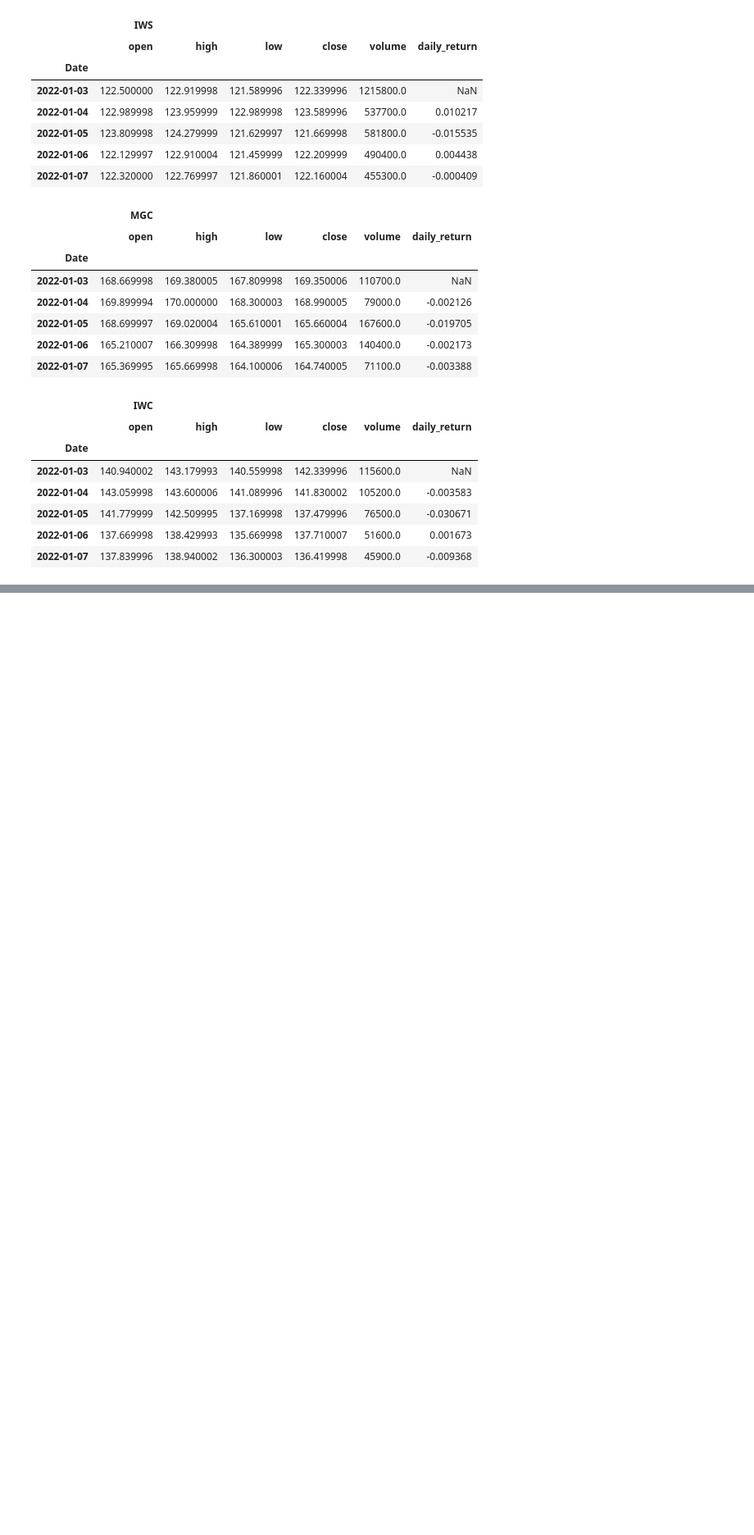
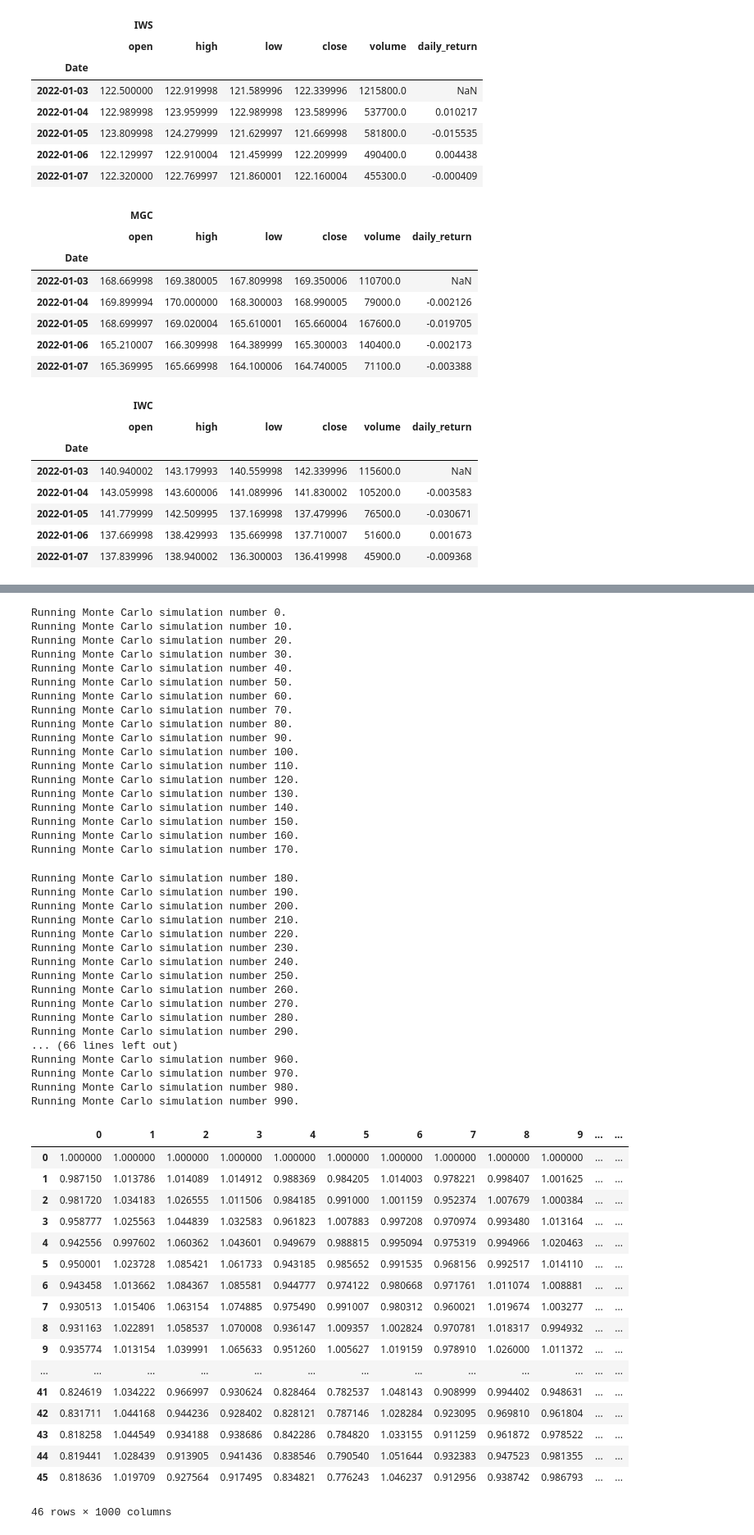
Before and after one commit to ellenicoleroberts/Crypto_SP500_Analysis, a Jupyter notebook: MonteCarlos22.ipynb, the cells around one changed output, grey strips where cells are left out. Shown at 82% size. Drawn from its saved outputs; the diff is of its cells as text; code cells hidden in the pictures; blank space fills up the shorter version.

```diff
--- a/MonteCarlos22.ipynb
+++ b/MonteCarlos22.ipynb
@@ -505,0 +590,9 @@ MC_btc_iwc.portfolio_data.head()
+# %%
+MC_btc_spy = MCSimulation(
+    portfolio_data = prices_btc_spy,
+    weights = [.1, .9],
+    num_simulation = 1000,
+    num_trading_days = 45)
+
+# Review the simulation input data
+MC_btc_spy.portfolio_data.head()
@@ -957,4 +1115,60 @@ Running Monte Carlo simulation number 990.
 46 rows × 1000 columns
+# %%
+MC_btc_spy.calc_cumulative_return()
+# %% [output]
+Running Monte Carlo simulation number 0.
+Running Monte Carlo simulation number 10.
+Running Monte Carlo simulation number 20.
+Running Monte Carlo simulation number 30.
+Running Monte Carlo simulation number 40.
+Running Monte Carlo simulation number 50.
+Running Monte Carlo simulation number 60.
+Running Monte Carlo simulation number 70.
+Running Monte Carlo simulation number 80.
+Running Monte Carlo simulation number 90.
+Running Monte Carlo simulation number 100.
+Running Monte Carlo simulation number 110.
+Running Monte Carlo simulation number 120.
+Running Monte Carlo simulation number 130.
+Running Monte Carlo simulation number 140.
+Running Monte Carlo simulation number 150.
+Running Monte Carlo simulation number 160.
+Running Monte Carlo simulation number 170.
+Running Monte Carlo simulation number 180.
+Running Monte Carlo simulation number 190.
+Running Monte Carlo simulation number 200.
+Running Monte Carlo simulation number 210.
+Running Monte Carlo simulation number 220.
+Running Monte Carlo simulation number 230.
+Running Monte Carlo simulation number 240.
+Running Monte Carlo simulation number 250.
+Running Monte Carlo simulation number 260.
+Running Monte Carlo simulation number 270.
+Running Monte Carlo simulation number 280.
+Running Monte Carlo simulation number 290.
+... (66 lines left out)
+Running Monte Carlo simulation number 960.
+Running Monte Carlo simulation number 970.
+Running Monte Carlo simulation number 980.
+Running Monte Carlo simulation number 990.
+|  | 0 | 1 | 2 | 3 | 4 | 5 | 6 | 7 | 8 | 9 | ... | ... |
+| 0 | 1.000000 | 1.000000 | 1.000000 | 1.000000 | 1.000000 | 1.000000 | 1.000000 | 1.000000 | 1.000000 | 1.000000 | ... | ... |
+| 1 | 0.987150 | 1.013786 | 1.014089 | 1.014912 | 0.988369 | 0.984205 | 1.014003 | 0.978221 | 0.998407 | 1.001625 | ... | ... |
+| 2 | 0.981720 | 1.034183 | 1.026555 | 1.011506 | 0.984185 | 0.991000 | 1.001159 | 0.952374 | 1.007679 | 1.000384 | ... | ... |
+| 3 | 0.958777 | 1.025563 | 1.044839 | 1.032583 | 0.961823 | 1.007883 | 0.997208 | 0.970974 | 0.993480 | 1.013164 | ... | ... |
+| 4 | 0.942556 | 0.997602 | 1.060362 | 1.043601 | 0.949679 | 0.988815 | 0.995094 | 0.975319 | 0.994966 | 1.020463 | ... | ... |
+| 5 | 0.950001 | 1.023728 | 1.085421 | 1.061733 | 0.943185 | 0.985652 | 0.991535 | 0.968156 | 0.992517 | 1.014110 | ... | ... |
+| 6 | 0.943458 | 1.013662 | 1.084367 | 1.085581 | 0.944777 | 0.974122 | 0.980668 | 0.971761 | 1.011074 | 1.008881 | ... | ... |
+| 7 | 0.930513 | 1.015406 | 1.063154 | 1.074885 | 0.975490 | 0.991007 | 0.980312 | 0.960021 | 1.019674 | 1.003277 | ... | ... |
+| 8 | 0.931163 | 1.022891 | 1.058537 | 1.070008 | 0.936147 | 1.009357 | 1.002824 | 0.970781 | 1.018317 | 0.994932 | ... | ... |
+| 9 | 0.935774 | 1.013154 | 1.039991 | 1.065633 | 0.951260 | 1.005627 | 1.019159 | 0.978910 | 1.026000 | 1.011372 | ... | ... |
+| ... | ... | ... | ... | ... | ... | ... | ... | ... | ... | ... | ... | ... |
+| 41 | 0.824619 | 1.034222 | 0.966997 | 0.930624 | 0.828464 | 0.782537 | 1.048143 | 0.908999 | 0.994402 | 0.948631 | ... | ... |
+| 42 | 0.831711 | 1.044168 | 0.944236 | 0.928402 | 0.828121 | 0.787146 | 1.028284 | 0.923095 | 0.969810 | 0.961804 | ... | ... |
+| 43 | 0.818258 | 1.044549 | 0.934188 | 0.938686 | 0.842286 | 0.784820 | 1.033155 | 0.911259 | 0.961872 | 0.978522 | ... | ... |
+| 44 | 0.819441 | 1.028439 | 0.913905 | 0.941436 | 0.838546 | 0.790540 | 1.051644 | 0.932383 | 0.947523 | 0.981355 | ... | ... |
+| 45 | 0.818636 | 1.019709 | 0.927564 | 0.917495 | 0.834821 | 0.776243 | 1.046237 | 0.912956 | 0.938742 | 0.986793 | ... | ... |
+46 rows × 1000 columns
 # %%
 # Visualize the 6 mo. Monte Carlo simulation by creating an overlay line plot
 #btc_line_plot = MC_btc.plot_simulation()
```
Also changed, not shown: parts of 49 cells of this notebook, 2 other files.
